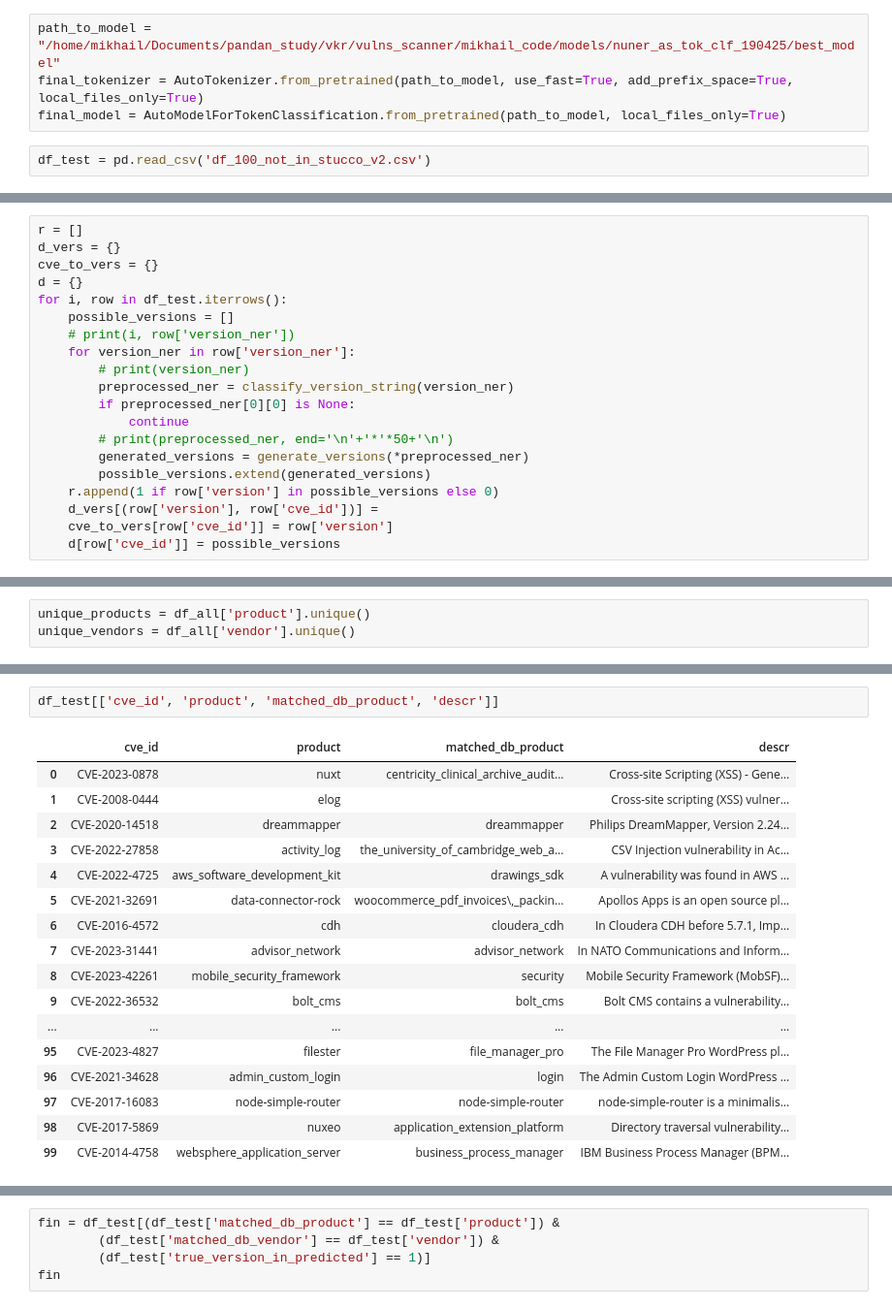
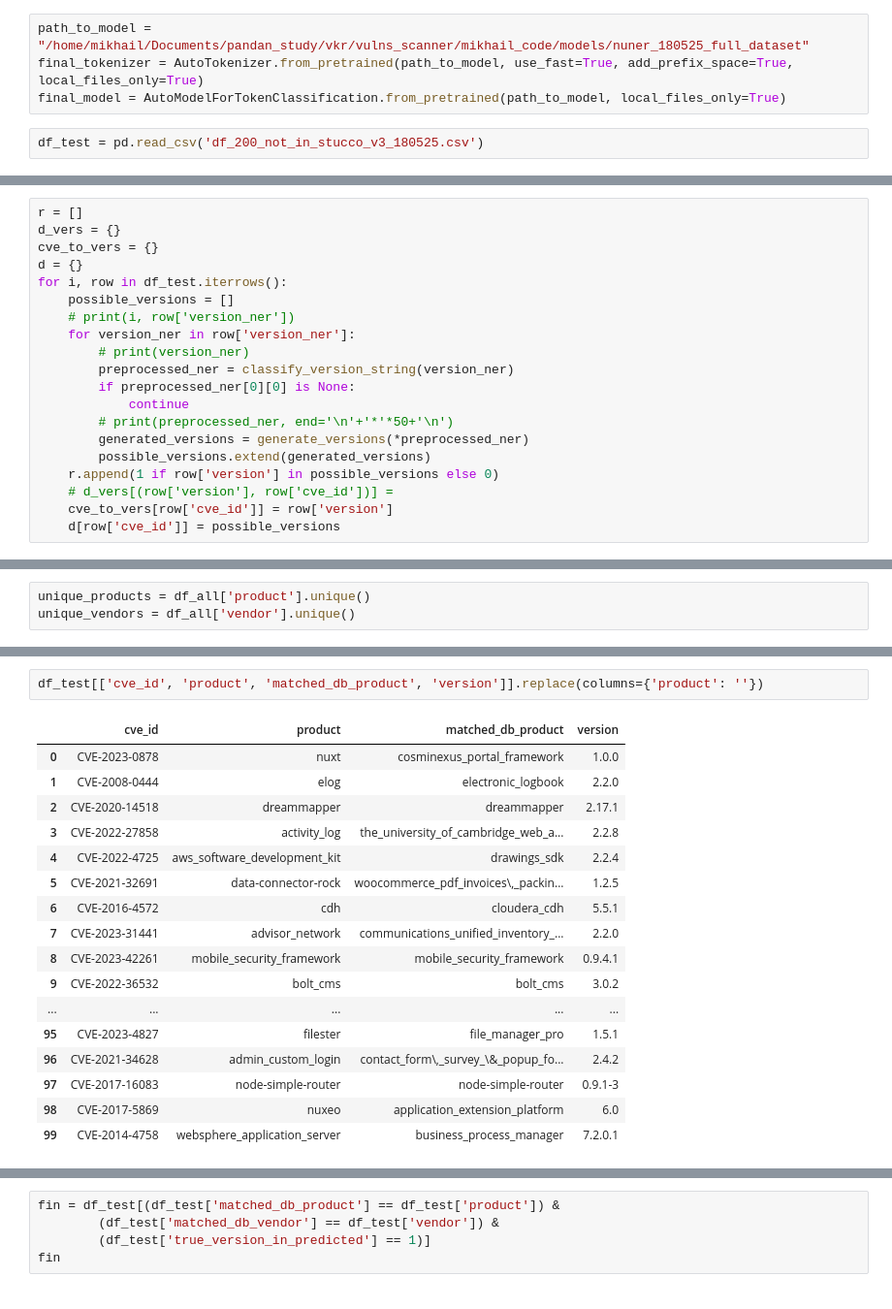
Before and after one commit to levshun/vulns_scanner, a Jupyter notebook: mikhail_code/notebooks/postprocess_model.ipynb, the cells around one changed output, grey strips where cells are left out. Shown at 97% size. Cells and saved outputs as stored; diff of their text form.

```diff
--- a/mikhail_code/notebooks/postprocess_model.ipynb
+++ b/mikhail_code/notebooks/postprocess_model.ipynb
@@ -34,11 +35,11 @@ def get_df_from_bd(q):
     df = pd.DataFrame(tuples, columns=colnames)
     return df
 # %%
-path_to_model = "/home/mikhail/Documents/pandan_study/vkr/vulns_scanner/mikhail_code/models/nuner_as_tok_clf_190425/best_model"
+path_to_model = "/home/mikhail/Documents/pandan_study/vkr/vulns_scanner/mikhail_code/models/nuner_180525_full_dataset"
 final_tokenizer = AutoTokenizer.from_pretrained(path_to_model, use_fast=True, add_prefix_space=True, local_files_only=True)
 final_model = AutoModelForTokenClassification.from_pretrained(path_to_model, local_files_only=True)
 # %%
-df_test = pd.read_csv('df_100_not_in_stucco_v2.csv')
+df_test = pd.read_csv('df_200_not_in_stucco_v3_180525.csv')
 # %%
 def extract_ners(cve, tokenizer=final_tokenizer, model=final_model):
     token_classifier = pipeline(
@@ -409,6 +483,6 @@ for i, row in df_test.iterrows():
         generated_versions = generate_versions(*preprocessed_ner)
         possible_versions.extend(generated_versions)
     r.append(1 if row['version'] in possible_versions else 0)
-    d_vers[(row['version'], row['cve_id'])] =
+    # d_vers[(row['version'], row['cve_id'])] =
     cve_to_vers[row['cve_id']] = row['version']
     d[row['cve_id']] = possible_versions
@@ -588,20 +716,20 @@ df_test[df_test['true_version_in_predicted'] == 1]
 # %%
-df_test[['cve_id', 'product', 'matched_db_product', 'descr']]
+df_test[['cve_id', 'product', 'matched_db_product', 'version']].replace(columns={'product': ''})
 # %% [output]
-|  | cve_id | product | matched_db_product | descr |
-| 0 | CVE-2023-0878 | nuxt | centricity_clinical_archive_audit... | Cross-site Scripting (XSS) - Gene... |
-| 1 | CVE-2008-0444 | elog |  | Cross-site scripting (XSS) vulner... |
-| 2 | CVE-2020-14518 | dreammapper | dreammapper | Philips DreamMapper, Version 2.24... |
-| 3 | CVE-2022-27858 | activity_log | the_university_of_cambridge_web_a... | CSV Injection vulnerability in Ac... |
-| 4 | CVE-2022-4725 | aws_software_development_kit | drawings_sdk | A vulnerability was found in AWS ... |
-| 5 | CVE-2021-32691 | data-connector-rock | woocommerce_pdf_invoices\,_packin... | Apollos Apps is an open source pl... |
-| 6 | CVE-2016-4572 | cdh | cloudera_cdh | In Cloudera CDH before 5.7.1, Imp... |
-| 7 | CVE-2023-31441 | advisor_network | advisor_network | In NATO Communications and Inform... |
-| 8 | CVE-2023-42261 | mobile_security_framework | security | Mobile Security Framework (MobSF)... |
-| 9 | CVE-2022-36532 | bolt_cms | bolt_cms | Bolt CMS contains a vulnerability... |
+|  | cve_id | product | matched_db_product | version |
+| 0 | CVE-2023-0878 | nuxt | cosminexus_portal_framework | 1.0.0 |
+| 1 | CVE-2008-0444 | elog | electronic_logbook | 2.2.0 |
+| 2 | CVE-2020-14518 | dreammapper | dreammapper | 2.17.1 |
+| 3 | CVE-2022-27858 | activity_log | the_university_of_cambridge_web_a... | 2.2.8 |
+| 4 | CVE-2022-4725 | aws_software_development_kit | drawings_sdk | 2.2.4 |
+| 5 | CVE-2021-32691 | data-connector-rock | woocommerce_pdf_invoices\,_packin... | 1.2.5 |
+| 6 | CVE-2016-4572 | cdh | cloudera_cdh | 5.5.1 |
+| 7 | CVE-2023-31441 | advisor_network | communications_unified_inventory_... | 2.2.0 |
+| 8 | CVE-2023-42261 | mobile_security_framework | mobile_security_framework | 0.9.4.1 |
+| 9 | CVE-2022-36532 | bolt_cms | bolt_cms | 3.0.2 |
 | ... | ... | ... | ... | ... |
-| 95 | CVE-2023-4827 | filester | file_manager_pro | The File Manager Pro WordPress pl... |
-| 96 | CVE-2021-34628 | admin_custom_login | login | The Admin Custom Login WordPress ... |
-| 97 | CVE-2017-16083 | node-simple-router | node-simple-router | node-simple-router is a minimalis... |
-| 98 | CVE-2017-5869 | nuxeo | application_extension_platform | Directory traversal vulnerability... |
-| 99 | CVE-2014-4758 | websphere_application_server | business_process_manager | IBM Business Process Manager (BPM... |
+| 95 | CVE-2023-4827 | filester | file_manager_pro | 1.5.1 |
+| 96 | CVE-2021-34628 | admin_custom_login | contact_form\,_survey_\&_popup_fo... | 2.4.2 |
+| 97 | CVE-2017-16083 | node-simple-router | node-simple-router | 0.9.1-3 |
+| 98 | CVE-2017-5869 | nuxeo | application_extension_platform | 6.0 |
+| 99 | CVE-2014-4758 | websphere_application_server | business_process_manager | 7.2.0.1 |
```
Also changed, not shown: parts of 54 cells of this notebook, 4 other files.
